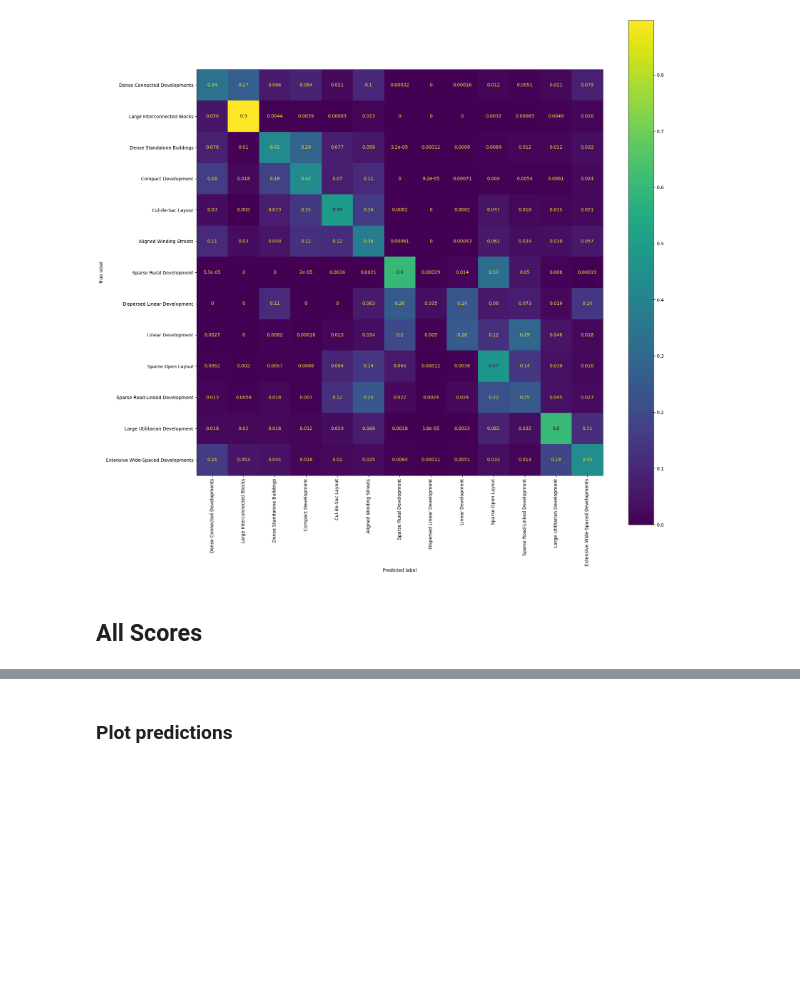
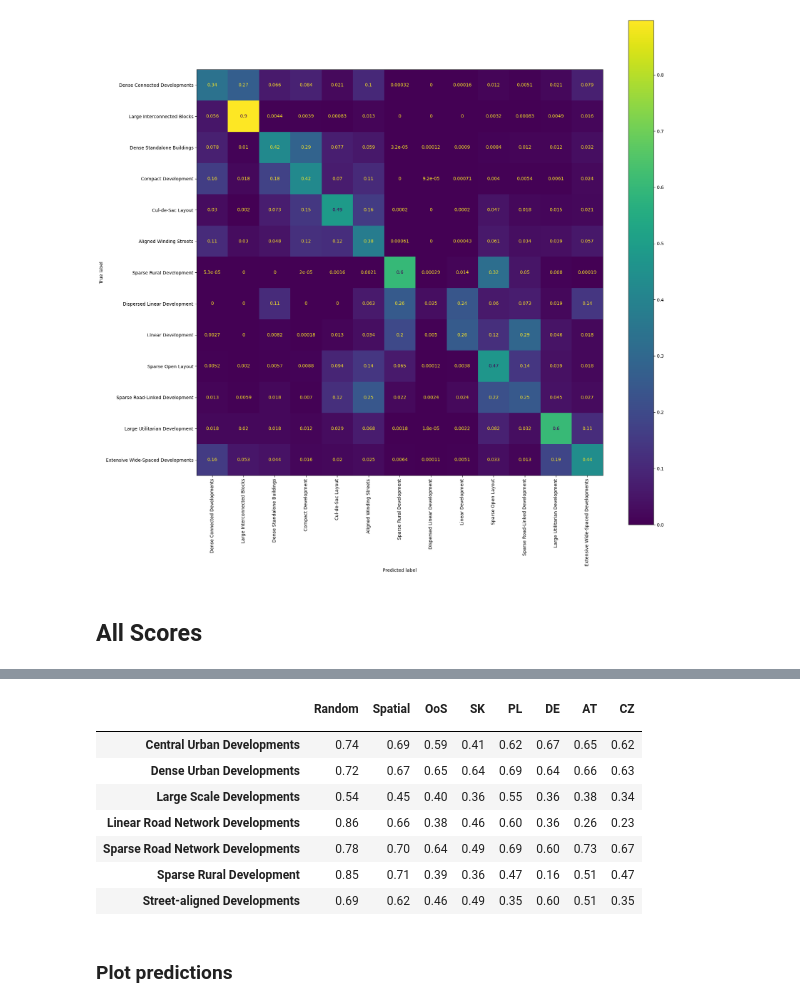
Before and after one commit to eurofab-project/morphometrics, a Jupyter notebook: notebooks/6_eurofab_model.ipynb, the cells around one changed output, grey strips where cells are left out. Saved outputs shown, nothing was run; the diff lists cells and outputs as text; code cells hidden in the pictures; blank space fills up the shorter version.

```diff
--- a/notebooks/6_eurofab_model.ipynb
+++ b/notebooks/6_eurofab_model.ipynb
@@ -424,3 +397,21 @@ f1s3.sort_values('Austria')
+# %%
+f1s2 = [pd.read_csv(f1fp).set_index('Unnamed: 0')['0'] for f1fp in sorted(glob.glob(f'/data/uscuni-eurofab-overture/processed_data/results/class_f1s_{mapping_level}*'))]
+f1s2 = pd.concat(f1s2, axis=1)
+f1s2.index.name = ''
+f1s2.columns = test_countries_names
+f1s2['OoS'] = f1s2[['SK', 'PL', 'DE', 'AT', 'CZ',]].mean(axis=1)
+
+f1s2[column_order].sort_index().style.format(precision=2)
+# %% [output]
+|  | Random | Spatial | OoS | SK | PL | DE | AT | CZ |
+|  |  |  |  |  |  |  |  |  |
+| Central Urban Developments | 0.74 | 0.69 | 0.59 | 0.41 | 0.62 | 0.67 | 0.65 | 0.62 |
+| Dense Urban Developments | 0.72 | 0.67 | 0.65 | 0.64 | 0.69 | 0.64 | 0.66 | 0.63 |
+| Large Scale Developments | 0.54 | 0.45 | 0.40 | 0.36 | 0.55 | 0.36 | 0.38 | 0.34 |
+| Linear Road Network Developments | 0.86 | 0.66 | 0.38 | 0.46 | 0.60 | 0.36 | 0.26 | 0.23 |
+| Sparse Road Network Developments | 0.78 | 0.70 | 0.64 | 0.49 | 0.69 | 0.60 | 0.73 | 0.67 |
+| Sparse Rural Development | 0.85 | 0.71 | 0.39 | 0.36 | 0.47 | 0.16 | 0.51 | 0.47 |
+| Street-aligned Developments | 0.69 | 0.62 | 0.46 | 0.49 | 0.35 | 0.60 | 0.51 | 0.35 |
 # %% [markdown]
 ### Plot predictions
 # %%
```
Also changed, not shown: parts of 13 cells of this notebook, 6 other files.
